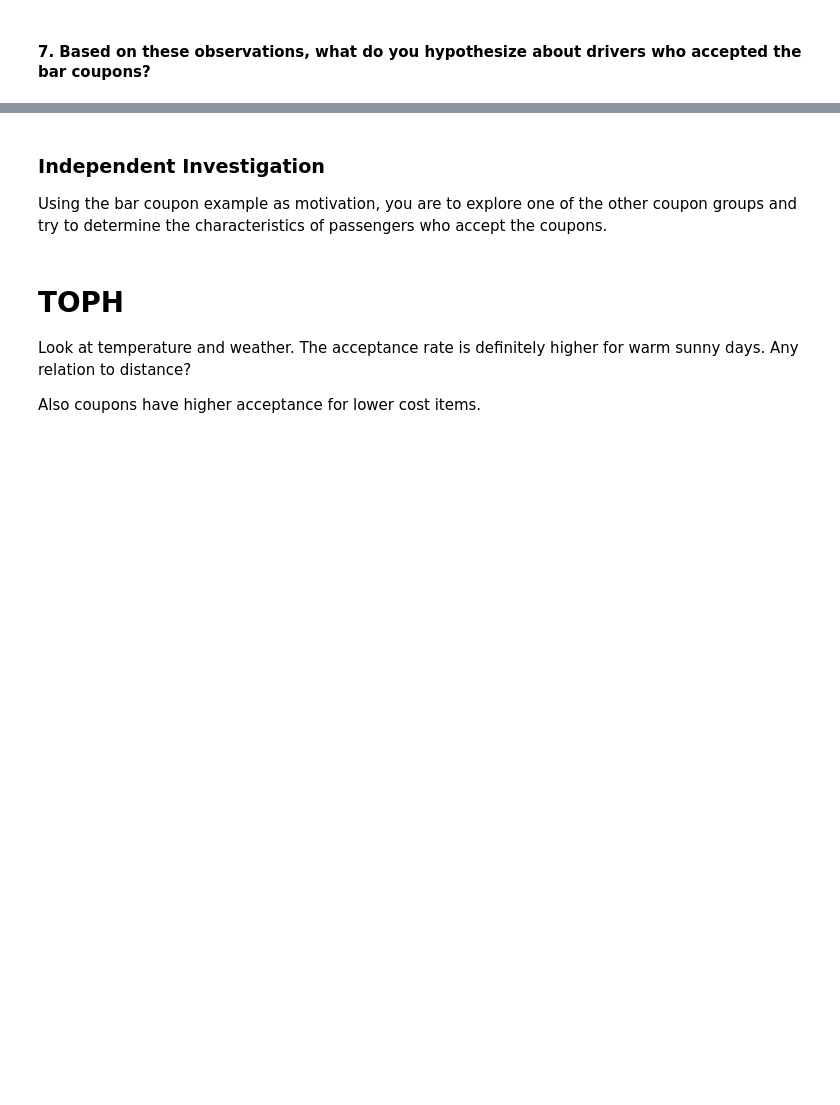
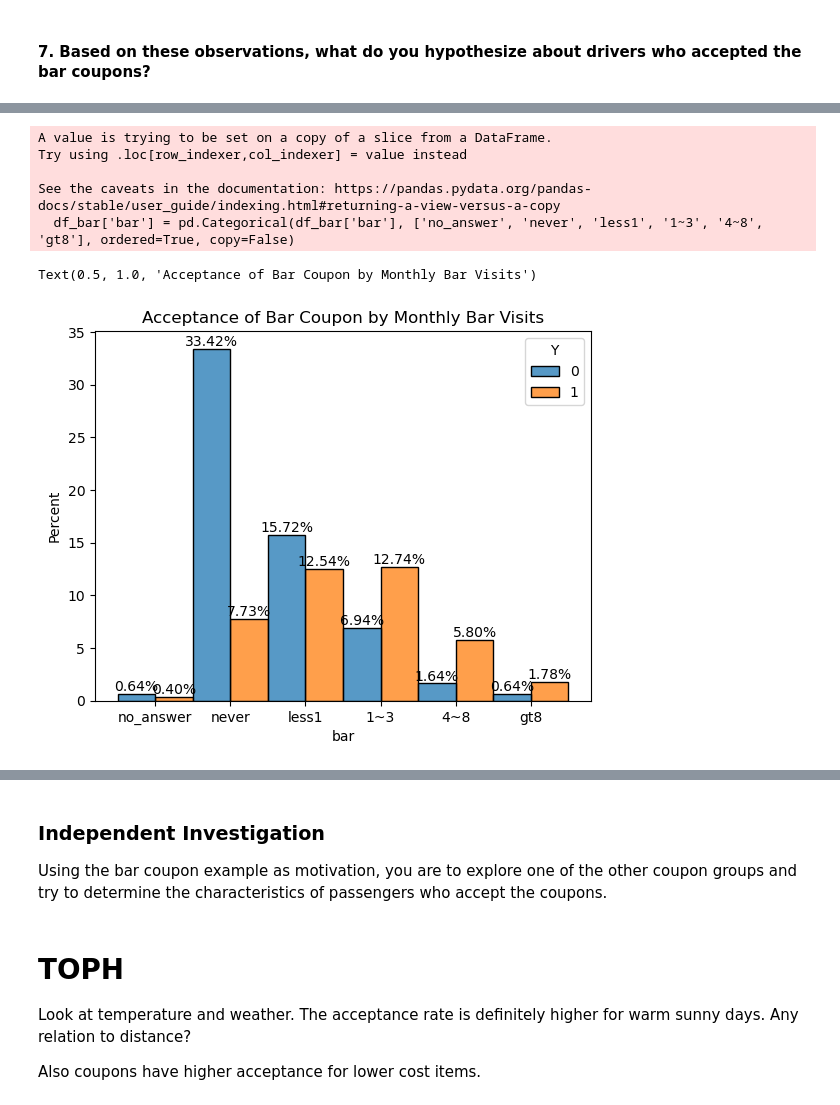
Before and after one commit to tophburns/assignment_5_1, a Jupyter notebook: prompt.ipynb, the cells around one changed output, grey strips where cells are left out. Cells and saved outputs as stored; diff of their text form; code cells hidden in the pictures; blank space fills up the shorter version.

```diff
--- a/prompt.ipynb
+++ b/prompt.ipynb
@@ -661,0 +690,16 @@ df_bar_sub_morethanonce_withpassenger = df_bar_sub.query('bar in ["1~3", "4~8",
+# %%
+# It looks like the accept rate would split on less than 1 per month?
+# Ordering the bar answers so we can more easily spot any trend
+df_bar['bar'] = pd.Categorical(df_bar['bar'], ['no_answer', 'never', 'less1', '1~3', '4~8', 'gt8'], ordered=True, copy=False)
+ax = sns.histplot(df_bar, x='bar', hue='Y', multiple='dodge', stat='percent')
+ax.bar_label(ax.containers[0], fmt='%.2f%%')
+ax.bar_label(ax.containers[1], fmt='%.2f%%')
+plt.title('Acceptance of Bar Coupon by Monthly Bar Visits')
+# %% [output]
+A value is trying to be set on a copy of a slice from a DataFrame.
+Try using .loc[row_indexer,col_indexer] = value instead
+
+See the caveats in the documentation: https://pandas.pydata.org/pandas-docs/stable/user_guide/indexing.html#returning-a-view-versus-a-copy
+  df_bar['bar'] = pd.Categorical(df_bar['bar'], ['no_answer', 'never', 'less1', '1~3', '4~8', 'gt8'], ordered=True, copy=False)
+Text(0.5, 1.0, 'Acceptance of Bar Coupon by Monthly Bar Visits')
+[figure, added]
```
Also changed, not shown: parts of 27 cells of this notebook.
